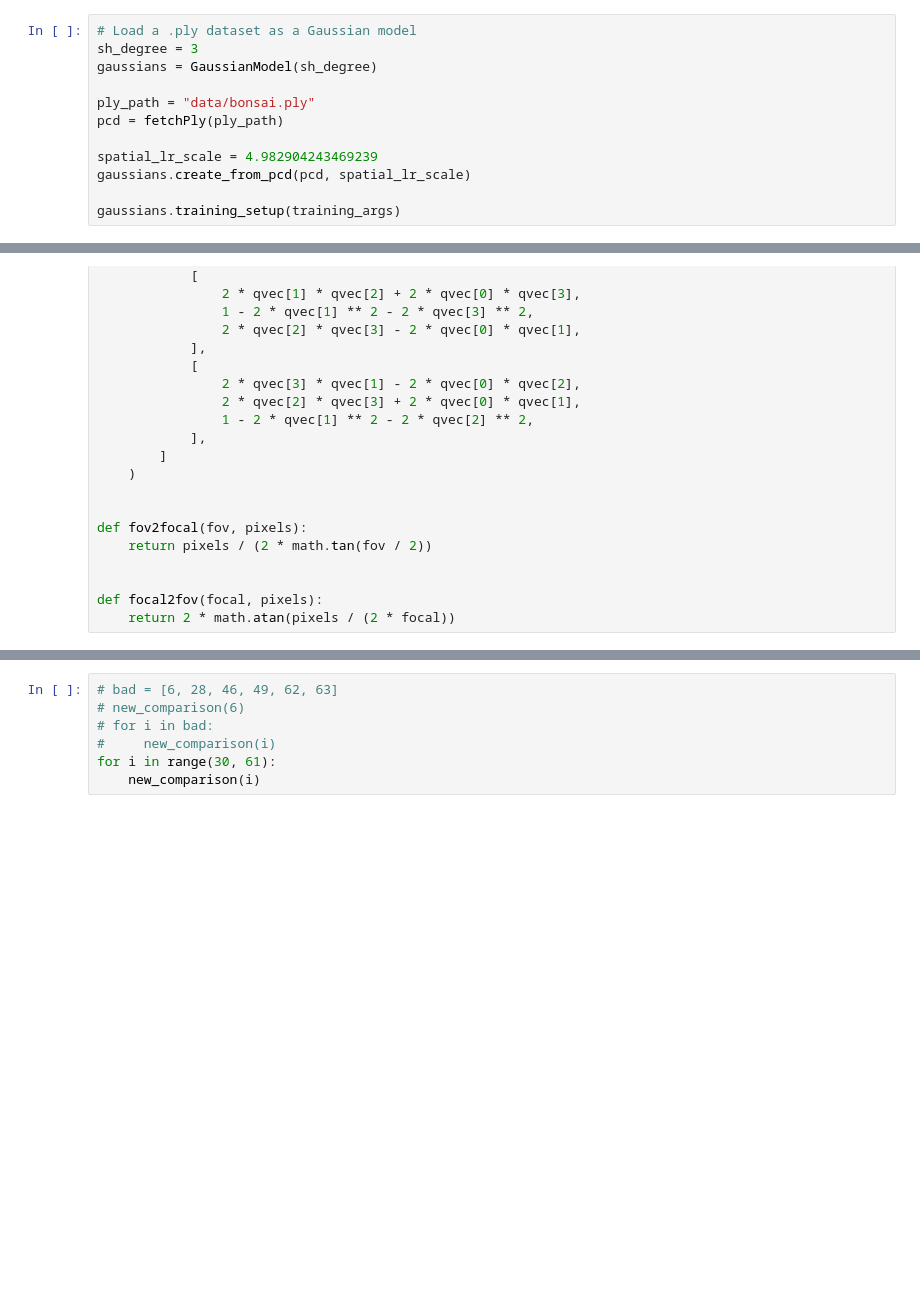
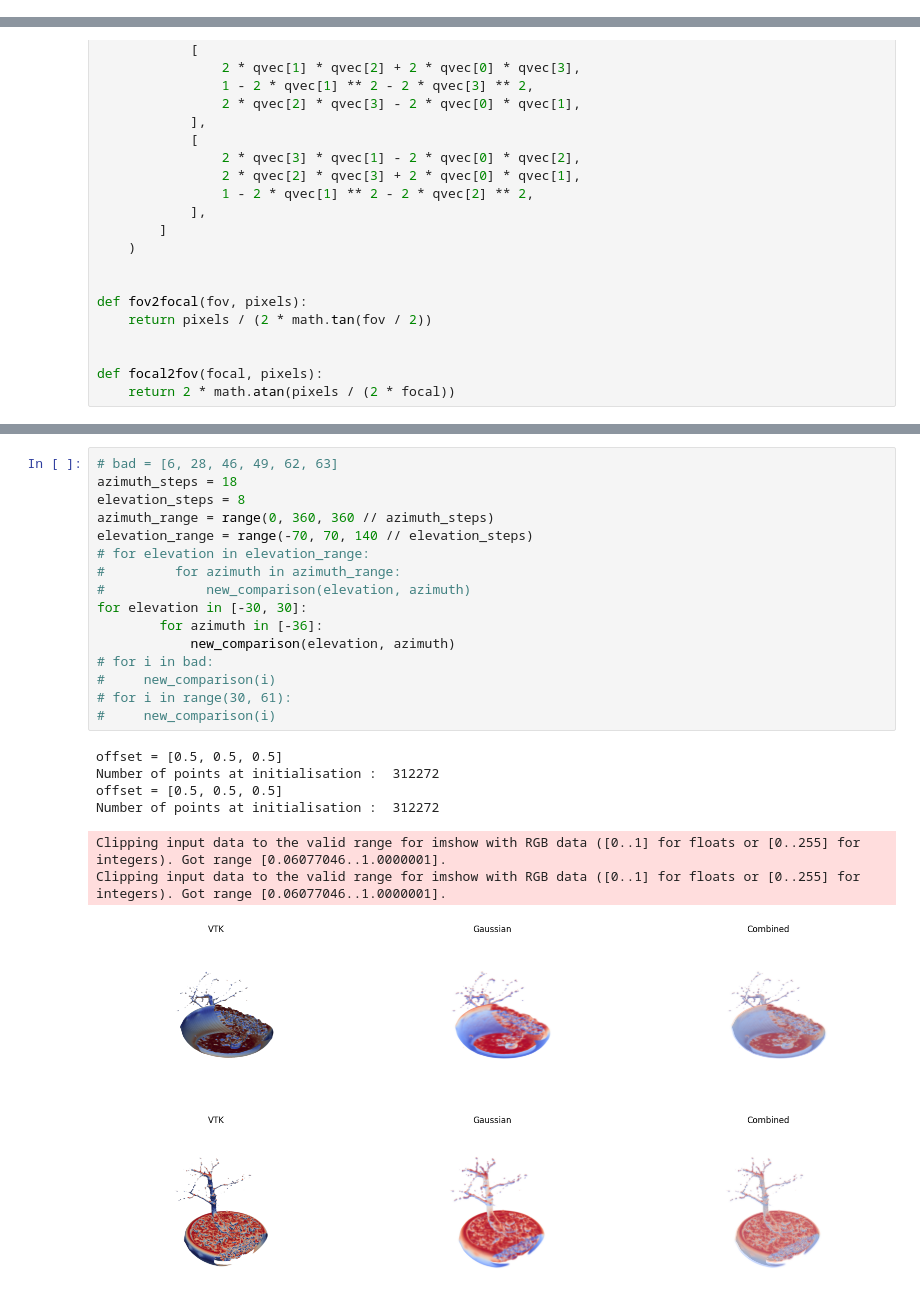
Before and after one commit to siramok/gaussian-splatting, a Jupyter notebook: volume-render.ipynb, the cells around one changed output, grey strips where cells are left out. Cells and saved outputs as stored; diff of their text form; blank space fills up the shorter version.

```diff
--- a/volume-render.ipynb
+++ b/volume-render.ipynb
@@ -43,18 +43,6 @@ dataset = lp.extract(args)
 training_args = op.extract(args)
 pipe = pp.extract(args)
 pipe.debug = True
-# %%
-# Load a .ply dataset as a Gaussian model
-sh_degree = 3
-gaussians = GaussianModel(sh_degree)
-
-ply_path = "data/bonsai.ply"
-pcd = fetchPly(ply_path)
-
-spatial_lr_scale = 4.982904243469239
-gaussians.create_from_pcd(pcd, spatial_lr_scale)
-
-gaussians.training_setup(training_args)
 # %%
 def qvec2rotmat(qvec):
     return np.array(
@@ -281,7 +301,25 @@ def new_comparison(seed):
 # %%
 # bad = [6, 28, 46, 49, 62, 63]
-# new_comparison(6)
+azimuth_steps = 18
+elevation_steps = 8
+azimuth_range = range(0, 360, 360 // azimuth_steps)
+elevation_range = range(-70, 70, 140 // elevation_steps)
+# for elevation in elevation_range:
+#         for azimuth in azimuth_range:
+#             new_comparison(elevation, azimuth)
+for elevation in [-30, 30]:
+        for azimuth in [-36]:
+            new_comparison(elevation, azimuth)
 # for i in bad:
 #     new_comparison(i)
-for i in range(30, 61):
-    new_comparison(i)
+# for i in range(30, 61):
+#     new_comparison(i)
+# %% [output]
+offset = [0.5, 0.5, 0.5]
+Number of points at initialisation :  312272
+offset = [0.5, 0.5, 0.5]
+Number of points at initialisation :  312272
+Clipping input data to the valid range for imshow with RGB data ([0..1] for floats or [0..255] for integers). Got range [0.06077046..1.0000001].
+Clipping input data to the valid range for imshow with RGB data ([0..1] for floats or [0..255] for integers). Got range [0.06077046..1.0000001].
+[figure, added]
+[figure, added]
```
Also changed, not shown: parts of 3 cells of this notebook, 11 other files.
